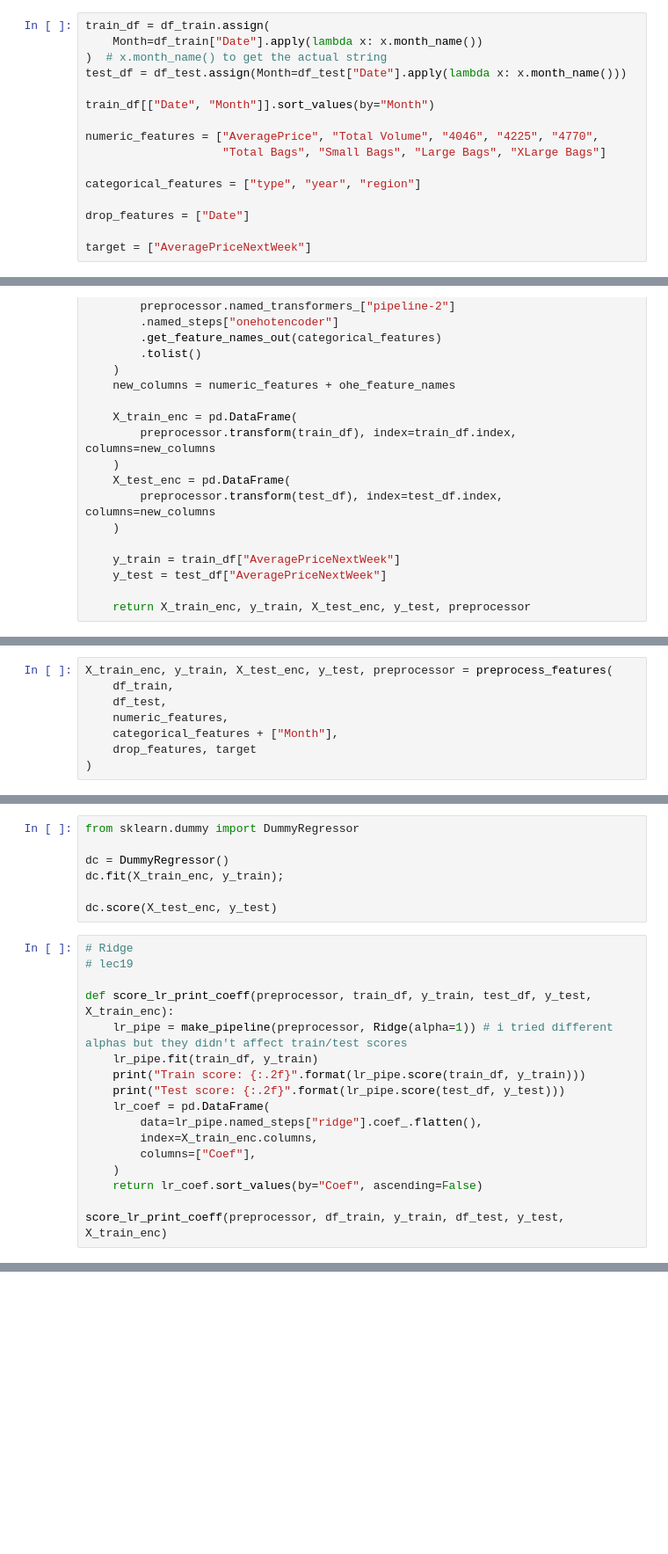
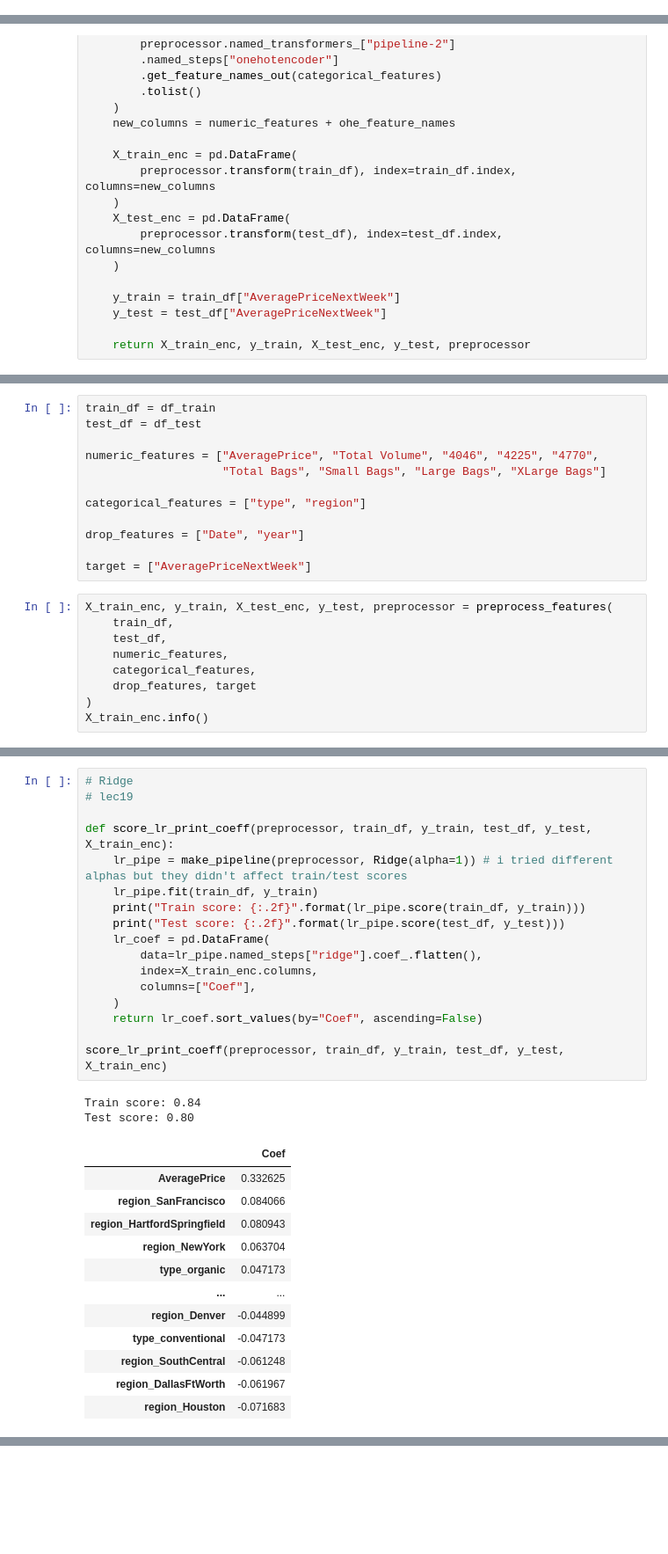
Before and after one commit to ShenranTomWang/CPSC330HW, a Jupyter notebook: hw8_sol.ipynb, the cells around one changed output, grey strips where cells are left out. Shown at 88% size. Saved outputs shown, nothing was run; the diff lists cells and outputs as text; blank space fills up the shorter version.

```diff
--- a/hw8_sol.ipynb
+++ b/hw8_sol.ipynb
@@ -405,19 +384,3 @@ No missing value, no imputation.
-# %%
-train_df = df_train.assign(
-    Month=df_train["Date"].apply(lambda x: x.month_name())
-)  # x.month_name() to get the actual string
-test_df = df_test.assign(Month=df_test["Date"].apply(lambda x: x.month_name()))
-
-train_df[["Date", "Month"]].sort_values(by="Month")
-
-numeric_features = ["AveragePrice", "Total Volume", "4046", "4225", "4770",
-                    "Total Bags", "Small Bags", "Large Bags", "XLarge Bags"]
-
-categorical_features = ["type", "year", "region"]
-
-drop_features = ["Date"]
-
-target = ["AveragePriceNextWeek"]
 # %%
 # preprocessing
 # lec 19
@@ -472,9 +437,22 @@ def preprocess_features(
+# %%
+train_df = df_train
+test_df = df_test
+
+numeric_features = ["AveragePrice", "Total Volume", "4046", "4225", "4770",
+                    "Total Bags", "Small Bags", "Large Bags", "XLarge Bags"]
+
+categorical_features = ["type", "region"]
+
+drop_features = ["Date", "year"]
+
+target = ["AveragePriceNextWeek"]
 # %%
 X_train_enc, y_train, X_test_enc, y_test, preprocessor = preprocess_features(
-    df_train,
-    df_test,
+    train_df,
+    test_df,
     numeric_features,
-    categorical_features + ["Month"],
+    categorical_features,
     drop_features, target
 )
+X_train_enc.info()
 # %% [output]
@@ -484,24 +476,32 @@ Exception: Columns do not match
-# %%
-from sklearn.dummy import DummyRegressor
-
-dc = DummyRegressor()
-dc.fit(X_train_enc, y_train);
-
-dc.score(X_test_enc, y_test)
 # %%
 # Ridge
 # lec19
 
 def score_lr_print_coeff(preprocessor, train_df, y_train, test_df, y_test, X_train_enc):
     lr_pipe = make_pipeline(preprocessor, Ridge(alpha=1)) # i tried different alphas but they didn't affect train/test scores
     lr_pipe.fit(train_df, y_train)
     print("Train score: {:.2f}".format(lr_pipe.score(train_df, y_train)))
     print("Test score: {:.2f}".format(lr_pipe.score(test_df, y_test)))
     lr_coef = pd.DataFrame(
         data=lr_pipe.named_steps["ridge"].coef_.flatten(),
         index=X_train_enc.columns,
         columns=["Coef"],
     )
     return lr_coef.sort_values(by="Coef", ascending=False)
 
-score_lr_print_coeff(preprocessor, df_train, y_train, df_test, y_test, X_train_enc)
+score_lr_print_coeff(preprocessor, train_df, y_train, test_df, y_test, X_train_enc)
+# %% [output]
+Train score: 0.84
+Test score: 0.80
+|  | Coef |
+| AveragePrice | 0.332625 |
+| region_SanFrancisco | 0.084066 |
+| region_HartfordSpringfield | 0.080943 |
+| region_NewYork | 0.063704 |
+| type_organic | 0.047173 |
+| ... | ... |
+| region_Denver | -0.044899 |
+| type_conventional | -0.047173 |
+| region_SouthCentral | -0.061248 |
+| region_DallasFtWorth | -0.061967 |
+| region_Houston | -0.071683 |
```
Also changed, not shown: parts of 49 cells of this notebook.
